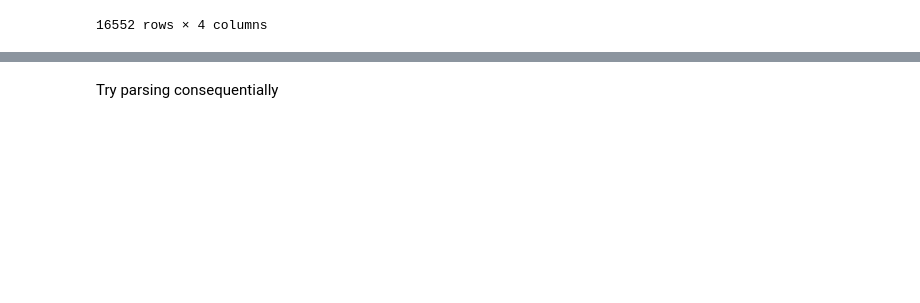
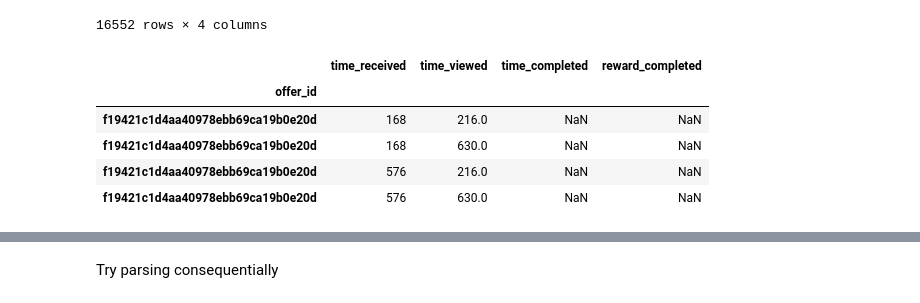
Before and after one commit to Sawy89/dsnd_starbucks_capstone, a Jupyter notebook: Starbucks_Capstone_notebook.ipynb, the cells around one changed output, grey strips where cells are left out. Cells and saved outputs as stored; diff of their text form; code cells hidden in the pictures; blank space fills up the shorter version.

```diff
--- a/Starbucks_Capstone_notebook.ipynb
+++ b/Starbucks_Capstone_notebook.ipynb
@@ -278,6 +278,15 @@ offer.loc[(offer['time_received'] > offer['time_viewed'])]
 |  | 2906b810c7d4411798c6938adc9daaa5 | 576 | 414.0 | 414.0 | 2.0 |
 |  | 2906b810c7d4411798c6938adc9daaa5 | 576 | 414.0 | 576.0 | 2.0 |
 16552 rows × 4 columns
+# %%
+offer.loc['00116118485d4dfda04fdbaba9a87b5c']
+# %% [output]
+|  | time_received | time_viewed | time_completed | reward_completed |
+| offer_id |  |  |  |  |
+| f19421c1d4aa40978ebb69ca19b0e20d | 168 | 216.0 | NaN | NaN |
+| f19421c1d4aa40978ebb69ca19b0e20d | 168 | 630.0 | NaN | NaN |
+| f19421c1d4aa40978ebb69ca19b0e20d | 576 | 216.0 | NaN | NaN |
+| f19421c1d4aa40978ebb69ca19b0e20d | 576 | 630.0 | NaN | NaN |
 # %%
 transcript.loc[transcript['person']=='00116118485d4dfda04fdbaba9a87b5c']
 # %% [output]
```
Also changed, not shown: parts of 6 cells of this notebook.
